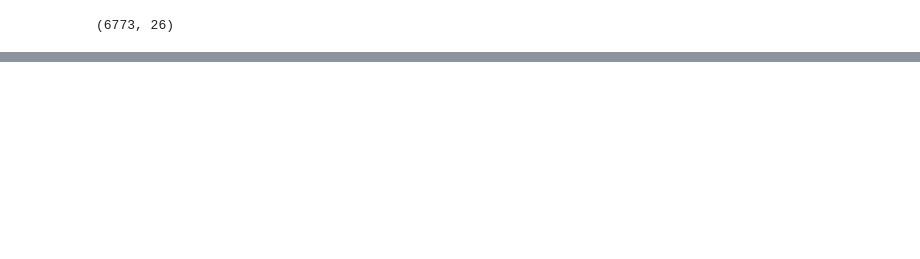
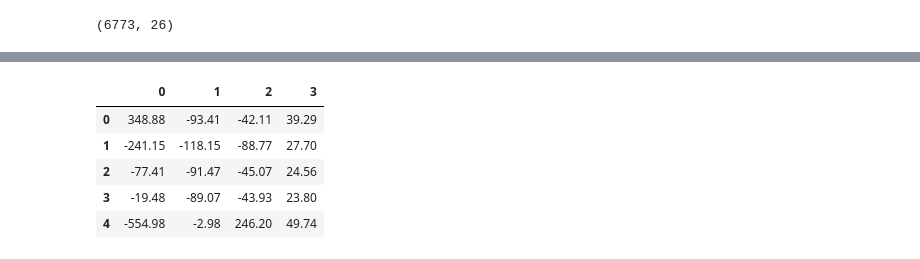
Before and after one commit to pksp99/flight-predictor, a Jupyter notebook: latter_flight_training-pca.ipynb, the cells around one changed output, grey strips where cells are left out. Cells and saved outputs as stored; diff of their text form; code cells hidden in the pictures; blank space fills up the shorter version.

```diff
--- a/latter_flight_training-pca.ipynb
+++ b/latter_flight_training-pca.ipynb
@@ -253,11 +142,18 @@ Index(['ORGIN_WTH_precip', 'ORGIN_WTH_snow', 'ORGIN_WTH_windspeed',
 # %%
-# # Check if PCA using SVD gives same results
-# from sklearn.decomposition import PCA
-# # initializing the PCA transformer
-# pca = PCA(n_components = 3)
-# # dimensionality reduction:
-# data_pca = pd.DataFrame(pca.fit_transform(subset_data), index = subset_data.index)
-# data_pca.head()
+# Check if PCA using SVD gives same results
+from sklearn.decomposition import PCA
+# initializing the PCA transformer
+pca_former = PCA(n_components = 4)
+# dimensionality reduction:
+data_pca_former = pd.DataFrame(pca_former.fit_transform(X_former_flights_data), index = X_former_flights_data.index)
+data_pca_former.head()
+# %% [output]
+|  | 0 | 1 | 2 | 3 |
+| 0 | 348.88 | -93.41 | -42.11 | 39.29 |
+| 1 | -241.15 | -118.15 | -88.77 | 27.70 |
+| 2 | -77.41 | -91.47 | -45.07 | 24.56 |
+| 3 | -19.48 | -89.07 | -43.93 | 23.80 |
+| 4 | -554.98 | -2.98 | 246.20 | 49.74 |
 # %%
 # Check if PCA using SVD gives same results
 from sklearn.decomposition import PCA
```
Also changed, not shown: parts of 33 cells of this notebook.
